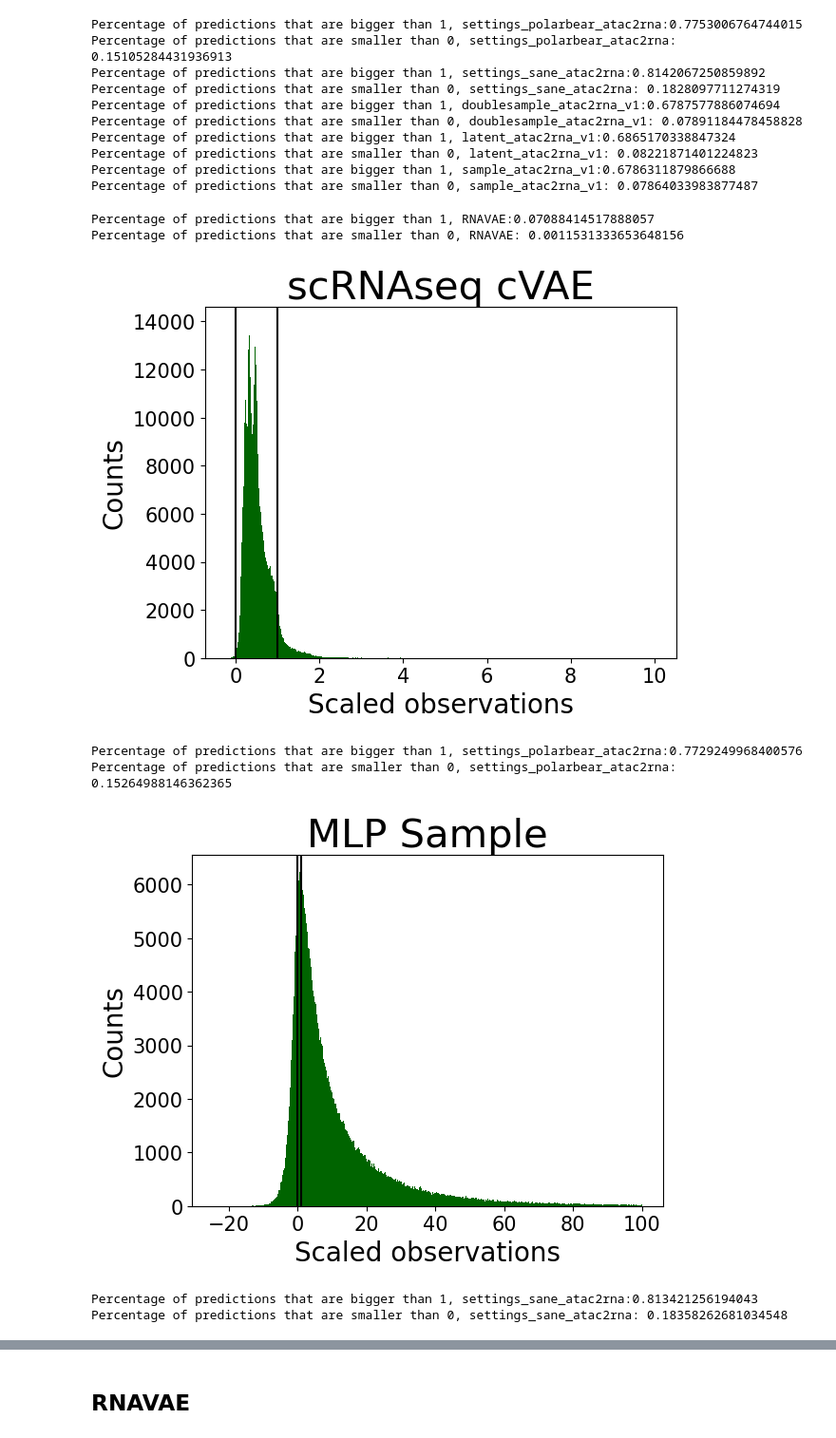
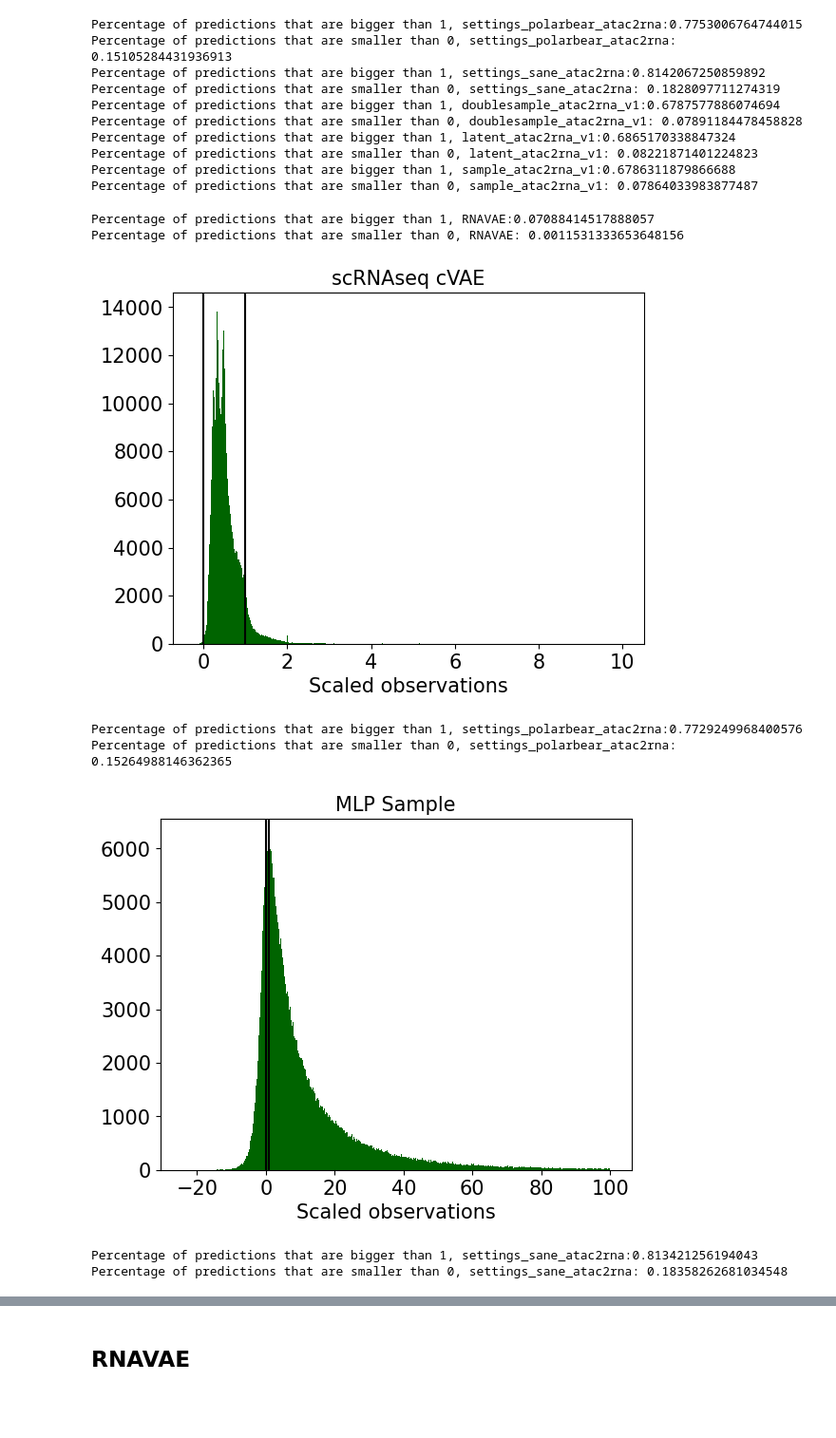
Before and after one commit to ilia-kats/PolarbearPlus, a Jupyter notebook: notebooks/rna_ci.ipynb, the cells around one changed output, grey strips where cells are left out. Shown at 95% size. Drawn from its saved outputs; the diff is of its cells as text; code cells hidden in the pictures; blank space fills up the shorter version.

```diff
--- a/notebooks/rna_ci.ipynb
+++ b/notebooks/rna_ci.ipynb
@@ -138,22 +58,22 @@ plot_df["RNAVAE"] = np.clip(obs_scale.reshape(-1), -1, 10).tolist()
 # %%
 # normalize counts
 obs_norm = obs_rna / obs_rna.sum(axis=1, keepdims=True)
-clips = {"mlptranslator": [100, 5000], "inntranslator": [50, 50, 50]}
+clips = {"mlptranslator": [100, 5000],
+         "inntranslator": [50, 50, 50]}
 
 outputs = "/data/mikulik/mnt_polarbear_exp/"
 subdirs = ["mlptranslator", "inntranslator"]
 for subdir in subdirs:
-    for file, clip in zip(
-        [i for i in os.listdir(os.path.join(outputs, subdir)) if "atac2rna" in i], clips[subdir], strict=False
-    ):
-        q025, q975 = read_translator(outputs, subdir, file)
-        obs_scale = scale_quantiles(obs_norm[:, diff_genes_ind], q025[:, diff_genes_ind], q975[:, diff_genes_ind])
-        # plot_ci(obs_scale[obs_scale < clip], title=f"{subdir}, {file}, DEG")
-        plot_df[file] = obs_scale[obs_scale < clip].tolist()  # np.clip(obs_scale.reshape(-1),-1, clip)
+    for file, clip in zip([i for i in os.listdir(os.path.join(outputs, subdir)) if "atac2rna" in i],
+                          clips[subdir]):
+        q025, q975 = read_translator_quantiles(outputs, subdir, file)
+        obs_scale = scale_quantiles(obs_norm[:, diff_genes_ind],
+                                    q025[:, diff_genes_ind],
+                                    q975[:, diff_genes_ind])
+        #plot_ci(obs_scale[obs_scale < clip], title=f"{subdir}, {file}, DEG")
+        plot_df[file] = obs_scale[obs_scale < clip].tolist() #np.clip(obs_scale.reshape(-1),-1, clip)
         print(f"Percentage of predictions that are bigger than 1, {file}:{(obs_scale > 1).sum() / obs_scale.shape[0]}")
-        print(
-            f"Percentage of predictions that are smaller than 0, {file}: {(obs_scale < 0).sum() / obs_scale.shape[0]}"
-        )
+        print(f"Percentage of predictions that are smaller than 0, {file}: {(obs_scale < 0).sum() / obs_scale.shape[0]}")
 # %% [output]
 Percentage of predictions that are bigger than 1, settings_polarbear_atac2rna:0.7753006764744015
 Percentage of predictions that are smaller than 0, settings_polarbear_atac2rna: 0.15105284431936913
@@ -166,38 +86,28 @@ Percentage of predictions that are smaller than 0, latent_atac2rna_v1: 0.0822187
 Percentage of predictions that are bigger than 1, sample_atac2rna_v1:0.6786311879866688
 Percentage of predictions that are smaller than 0, sample_atac2rna_v1: 0.07864033983877487
 # %%
-model_names = ["scRNAseq cVAE", "MLP Sample", "MLP Latent", "cNF Doublesample", "cNF Latent", "cNF Sample"]
+model_names = ["scRNAseq cVAE", "MLP Sample", "MLP Latent",
+               "cNF Doublesample", "cNF Latent", "cNF Sample"]
 for i, name in enumerate(plot_df.keys()):
     obs_scale = np.asarray(plot_df[name])
     print(f"Percentage of predictions that are bigger than 1, {name}:{(obs_scale > 1).sum() / obs_scale.shape[0]}")
     print(f"Percentage of predictions that are smaller than 0, {name}: {(obs_scale < 0).sum() / obs_scale.shape[0]}")
     plt.hist(plot_df[name], bins=1000, color="darkgreen")
-    plt.xlabel("Scaled observations", fontsize=20)
-    plt.title(f"{model_names[i]}", fontsize=30)
-    plt.ylabel("Counts", fontsize=20)
+    plt.xlabel("Scaled observations", fontsize=15)
+    plt.title(f"{model_names[i]}", fontsize=15)
+    plt.ylabel(None)
     plt.xticks(fontsize=15)
     plt.yticks(fontsize=15)
     plt.axvline(1, color="black")
     plt.axvline(0, color="black")
     plt.savefig(os.path.join(save_fig, f"atac2rna_ci_{name}.pdf"))
     plt.show()
-
-# fig, axes = plt.subplots(nrows=2, ncols=3, figsize=(15, 10))
-# for i, name in enumerate(plot_df.keys()):
-#    row, col = i // 3, i % 3
-#    ax = axes[row, col]
-#    ax.hist(plot_df[name], bins=1000, color="darkgreen")
-#    ax.axvline(1, color="black")
-#    ax.axvline(0, color="black")
-#    ax.set_title(f"{model_names[i]}")
-# fig.supxlabel("scaled observations")
-# fig.suptitle("ATAC-to-RNA Tranlsators, Confidence Intervals for Differentially expressed genes")
 # %% [output]
 Percentage of predictions that are bigger than 1, RNAVAE:0.07088414517888057
 Percentage of predictions that are smaller than 0, RNAVAE: 0.0011531333653648156
-[figure, old version]
+[figure, new version]
 Percentage of predictions that are bigger than 1, settings_polarbear_atac2rna:0.7729249968400576
 Percentage of predictions that are smaller than 0, settings_polarbear_atac2rna: 0.15264988146362365
-[figure, old version]
+[figure, new version]
 Percentage of predictions that are bigger than 1, settings_sane_atac2rna:0.813421256194043
 Percentage of predictions that are smaller than 0, settings_sane_atac2rna: 0.18358262681034548
```
Also changed, not shown: parts of 15 cells of this notebook, 2 other files.
